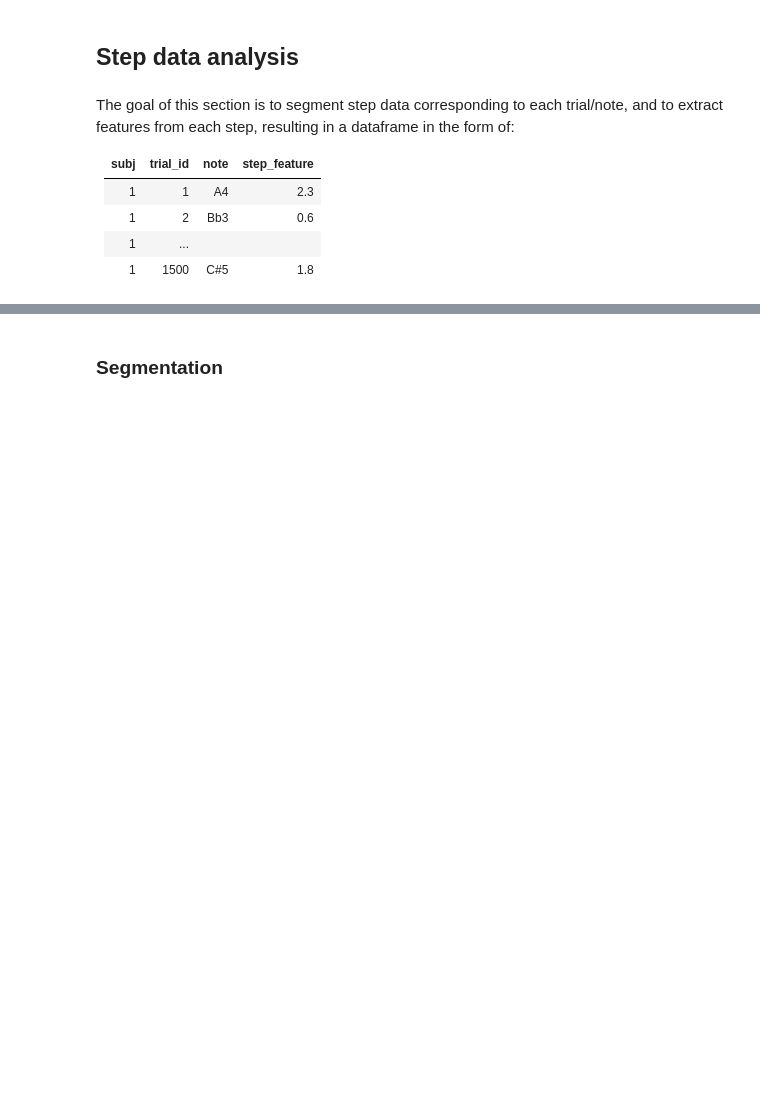
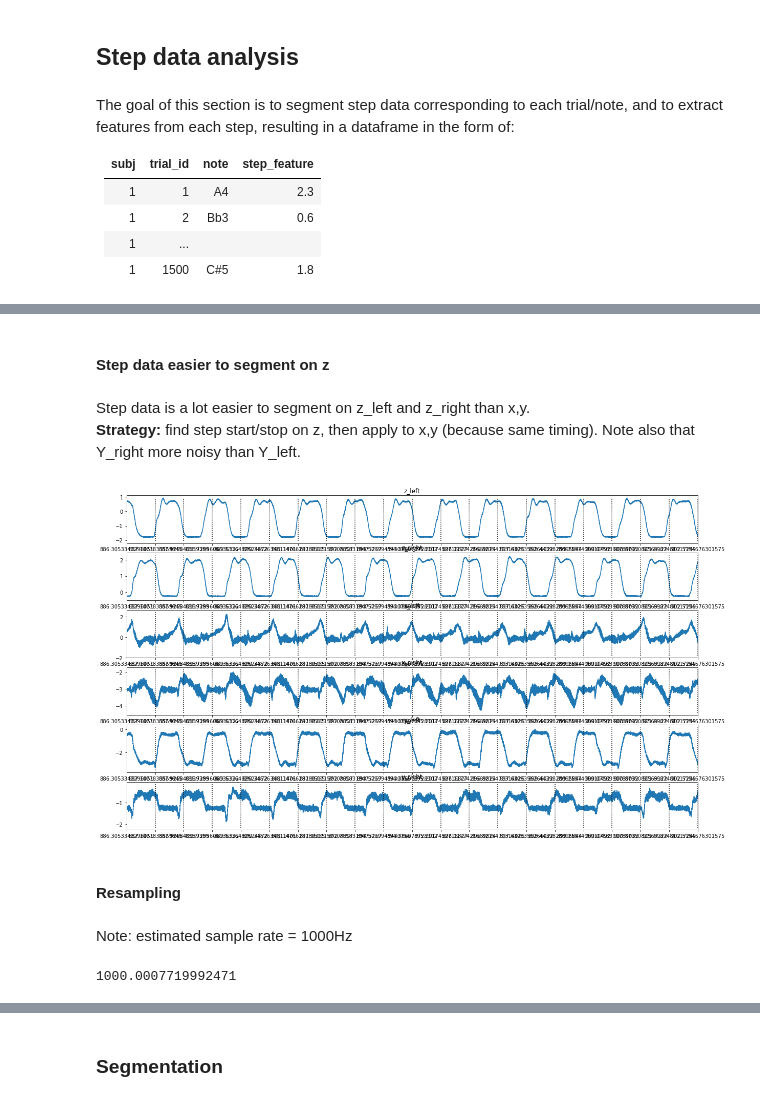
Before and after one commit to creamlab/treadmill, a Jupyter notebook: analysis/analysis.ipynb, the cells around one changed output, grey strips where cells are left out. Saved outputs shown, nothing was run; the diff lists cells and outputs as text; code cells hidden in the pictures; blank space fills up the shorter version.

Commit message:
code for preprocessing and segmentation

```diff
--- a/analysis/analysis.ipynb
+++ b/analysis/analysis.ipynb
@@ -47,0 +152,27 @@ The goal of this section is to segment step data corresponding to each trial/not
+# %% [markdown]
+#### Step data easier to segment on z
+# %% [markdown]
+Step data is a lot easier to segment on z_left and z_right than  x,y. \
+<b>Strategy:</b> find step start/stop on z, then apply to x,y (because same timing). Note also that Y_right more noisy than Y_left.
+# %%
+dims= ['z_left','z_right', 'x_left','x_right', 'y_left','y_right']
+fig = plt.figure(figsize=(20,2*len(dims)))
+for index, dim in enumerate(dims):
+    ax = fig.add_subplot(len(dims),1,index+1)
+    plt.plot(step_data_1['time']/1000,step_data_1[dim])
+    #plt.plot(step_data_1['time']/1000,step_data_1[dim])
+
+    plt.title(dim)
+    for id,row in sound_data_1.iterrows():
+        plt.plot([row.time,row.time],[step_data_1[dim].min(),step_data_1[dim].max()],'k:')
+    plt.xlim([1100,1120])
+# %% [output]
+[figure, added]
+# %% [markdown]
+#### Resampling
+# %% [markdown]
+Note: estimated sample rate = 1000Hz
+# %%
+len(step_data_1.time)/(step_data_1.time.max()/1000)
+# %% [output]
+1000.0007719992471
```
Also changed, not shown: parts of 36 cells of this notebook.
